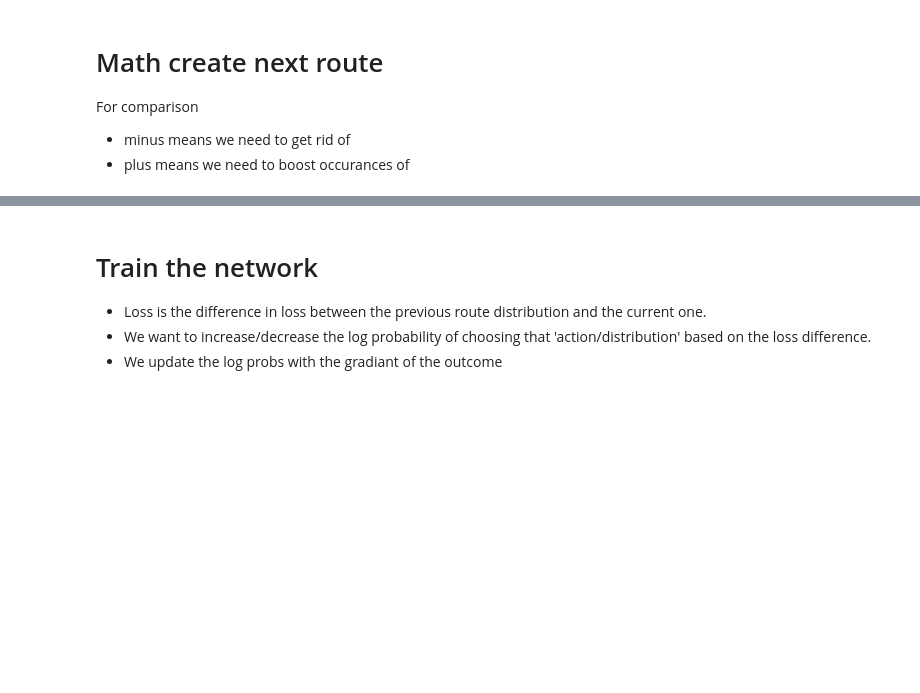
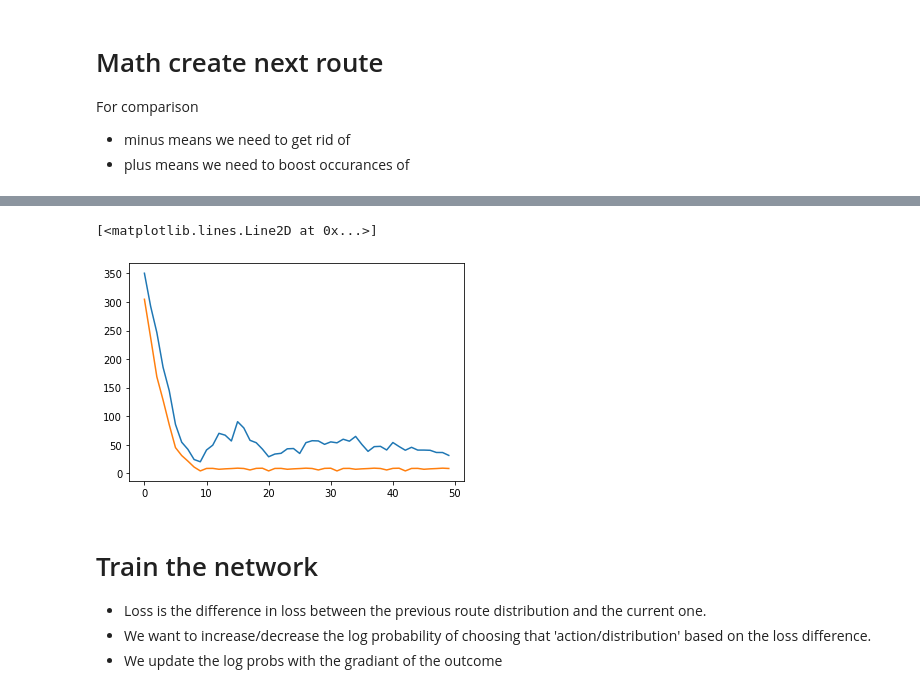
Before and after one commit to C5ipo7i/Jupyter_notebooks, a Jupyter notebook: Routemuse_suggestions.ipynb, the cells around one changed output, grey strips where cells are left out. Saved outputs shown, nothing was run; the diff lists cells and outputs as text; code cells hidden in the pictures; blank space fills up the shorter version.

```diff
--- a/Routemuse_suggestions.ipynb
+++ b/Routemuse_suggestions.ipynb
@@ -514,3 +538,10 @@ plt.plot(scores1)
+# %%
+
+plt.plot(episode_scores)
+plt.plot(episode_scores1)
+# %% [output]
+[<matplotlib.lines.Line2D at 0x...>]
+[figure, added]
 # %% [markdown]
 # Train the network
 
```
Also changed, not shown: parts of 7 cells of this notebook, 4 other files.
